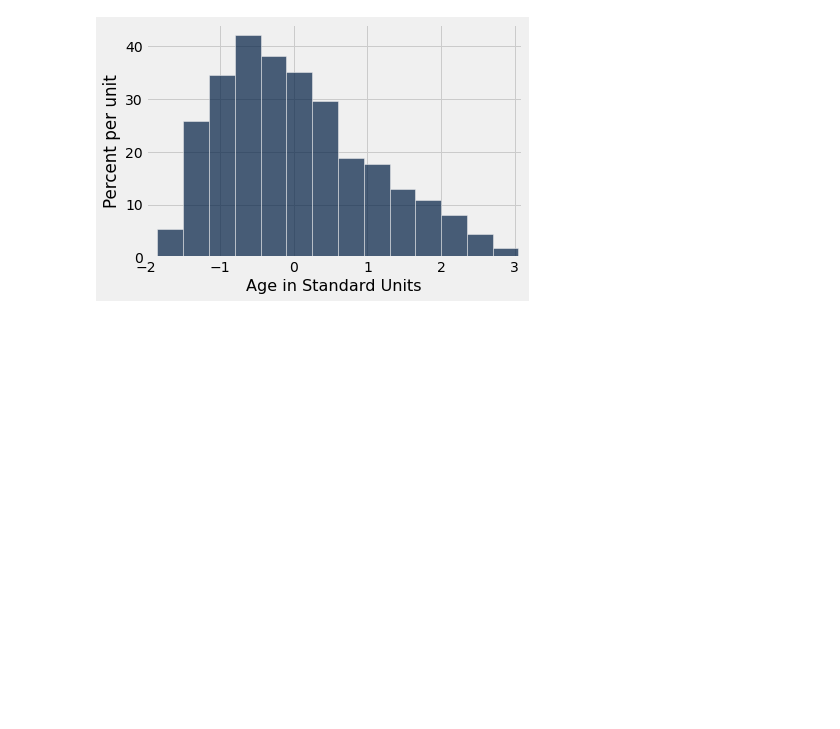
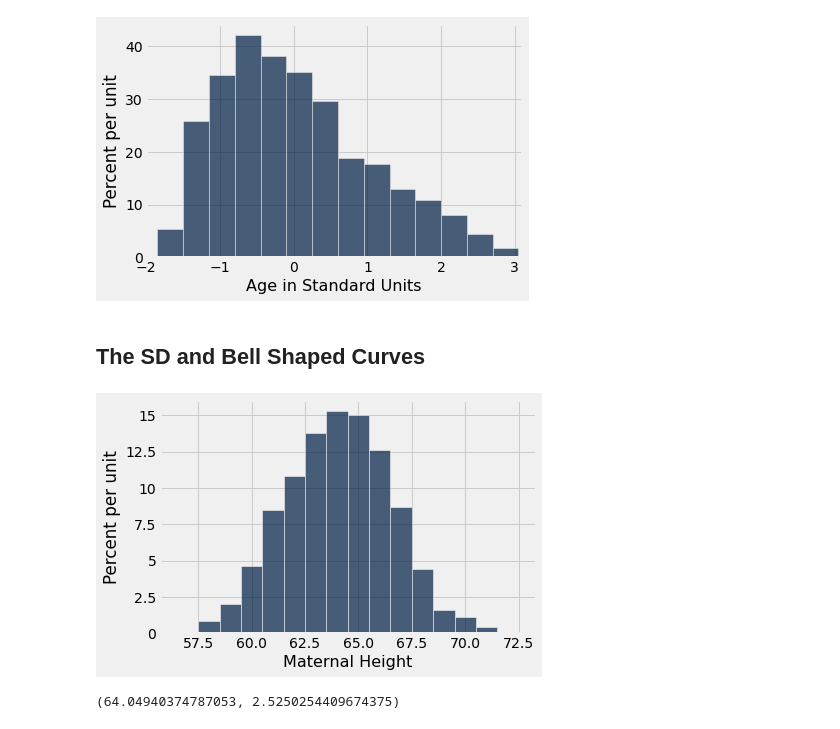
Before and after one commit to ciretorres/python, a Jupyter notebook: data8.3x/week1/sec02_normal_curve.ipynb, the cells around one changed output. Cells and saved outputs as stored; diff of their text form; code cells hidden in the pictures; blank space fills up the shorter version.

Commit message:
Lec 2.2 SD and Bell Curves

```diff
--- a/data8.3x/week1/sec02_normal_curve.ipynb
+++ b/data8.3x/week1/sec02_normal_curve.ipynb
@@ -63,3 +63,14 @@ both.hist('Age in Standard Units', bins = np.arange(-2.2, 3.4, 0.35))
 plots.xlim(-2, 3.1);
 # %% [output]
 [figure]
+# %% [markdown]
+## The SD and Bell Shaped Curves
+# %%
+births.hist('Maternal Height', bins = np.arange(56.5, 72.6, 1), ec='w')
+# %% [output]
+[figure, added]
+# %%
+heights = births.column('Maternal Height')
+np.average(heights), np.std(heights)
+# %% [output]
+(64.04940374787053, 2.5250254409674375)
```
Also changed, not shown: parts of 2 cells of this notebook.
